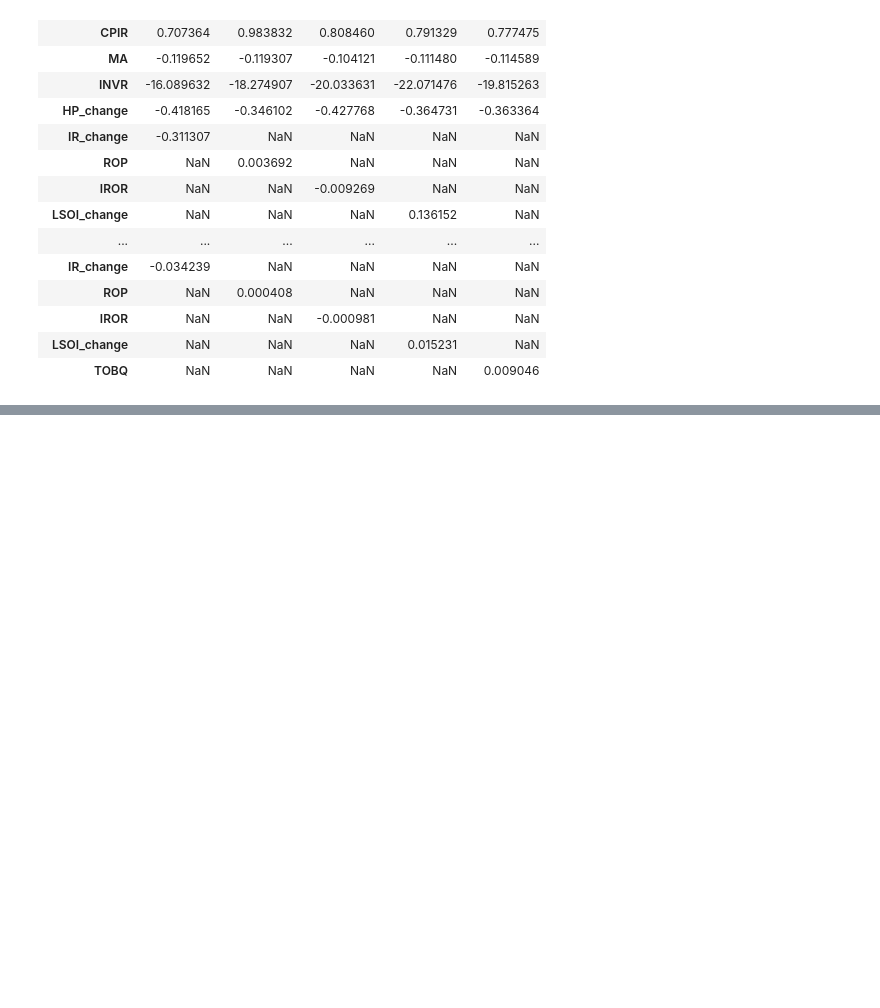
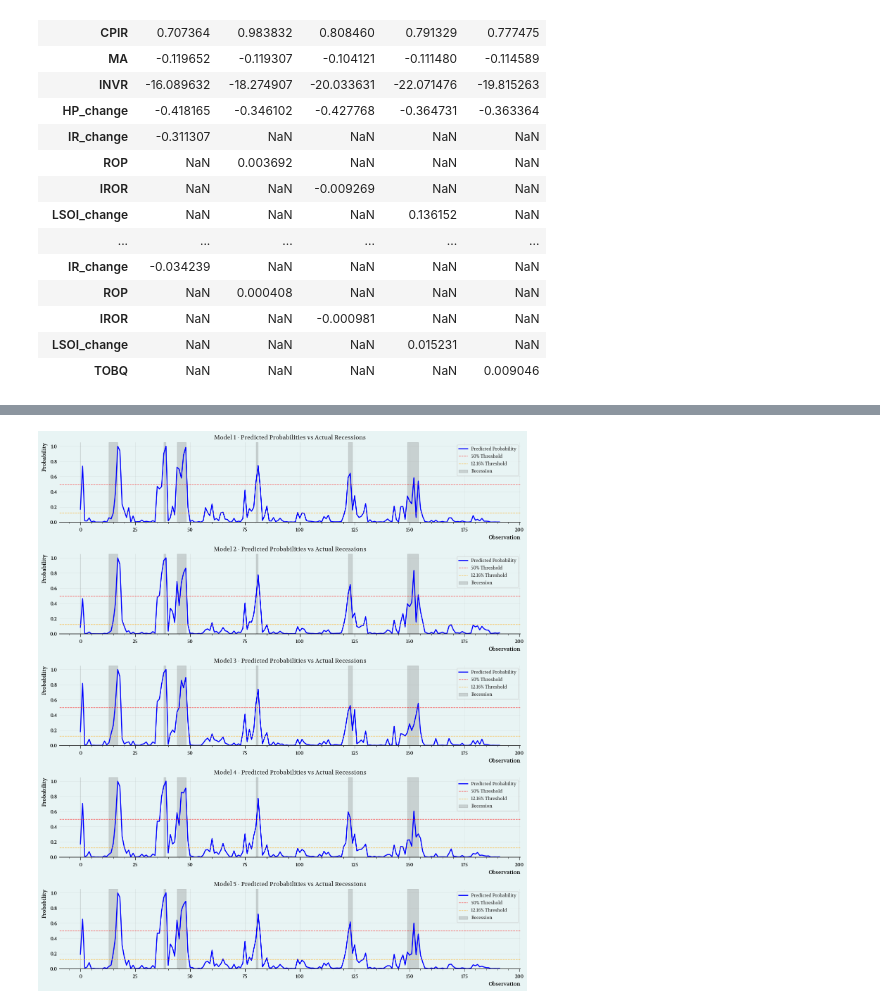
Before and after one commit to ignaciomacan/project3, a Jupyter notebook: josh_section3.ipynb, the cells around one changed output, grey strips where cells are left out. Drawn from its saved outputs; the diff is of its cells as text; code cells hidden in the pictures; blank space fills up the shorter version.

```diff
--- a/josh_section3.ipynb
+++ b/josh_section3.ipynb
@@ -335,0 +410,54 @@ stats_table
+# %%
+fig, axes = plt.subplots(5, 1, figsize=(14, 16))
+
+models = [model1, model2, model3, model4, model5]
+model_names = ['Model 1', 'Model 2', 'Model 3', 'Model 4', 'Model 5']
+
+for idx, (model, name) in enumerate(zip(models, model_names)):
+    predictions = model.predict()
+    actual = model.model.endog
+
+    x = np.arange(len(predictions))
+
+    axes[idx].plot(x, predictions, color='blue', linewidth=2,
+                   label='Predicted Probability')
+    axes[idx].axhline(y=0.5, color='red', linestyle='--',
+                     linewidth=1, alpha=0.7, label='50% Threshold')
+    axes[idx].axhline(y=0.1216, color='orange', linestyle='--',
+                     linewidth=1, alpha=0.7, label='12.16% Threshold')
+
+    in_recession = False
+    recession_start = None
+    first_recession = True
+
+    for i in range(len(actual)):
+        if actual[i] == 1 and not in_recession:
+            recession_start = i
+            in_recession = True
+        elif actual[i] == 0 and in_recession:
+            axes[idx].axvspan(recession_start, i-1, alpha=0.3,
+                            color='gray',
+                            label='Recession' if first_recession else '')
+            in_recession = False
+            first_recession = False
+
+    if in_recession:
+        axes[idx].axvspan(recession_start, len(actual)-1, alpha=0.3,
+                        color='gray',
+                        label='Recession' if first_recession else '')
+
+    axes[idx].set_xlabel('Observation', fontsize=11)
+    axes[idx].set_ylabel('Probability', fontsize=11)
+    axes[idx].set_title(
+        f'{name} - Predicted Probabilities vs Actual Recessions',
+        fontsize=12,
+        fontweight='bold'
+    )
+    axes[idx].set_ylim([0, 1.05])
+    axes[idx].legend(loc='upper right', fontsize=9)
+    axes[idx].grid(True, alpha=0.3)
+
+plt.show()
+plt.tight_layout()
+# %% [output]
+[figure, added]
```
Also changed, not shown: parts of 10 cells of this notebook.
